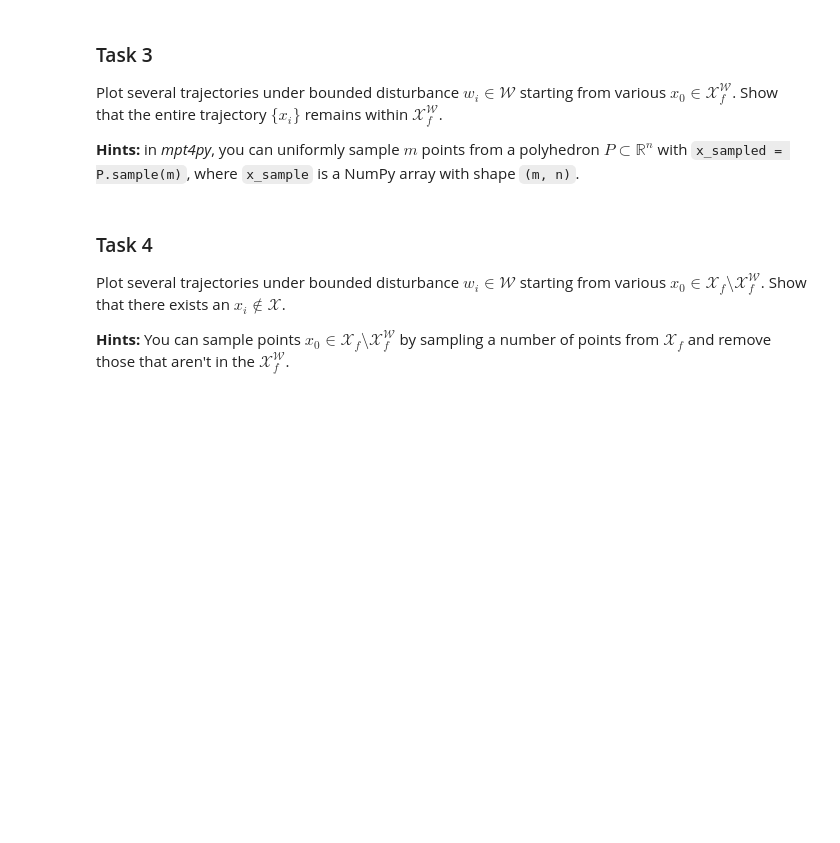
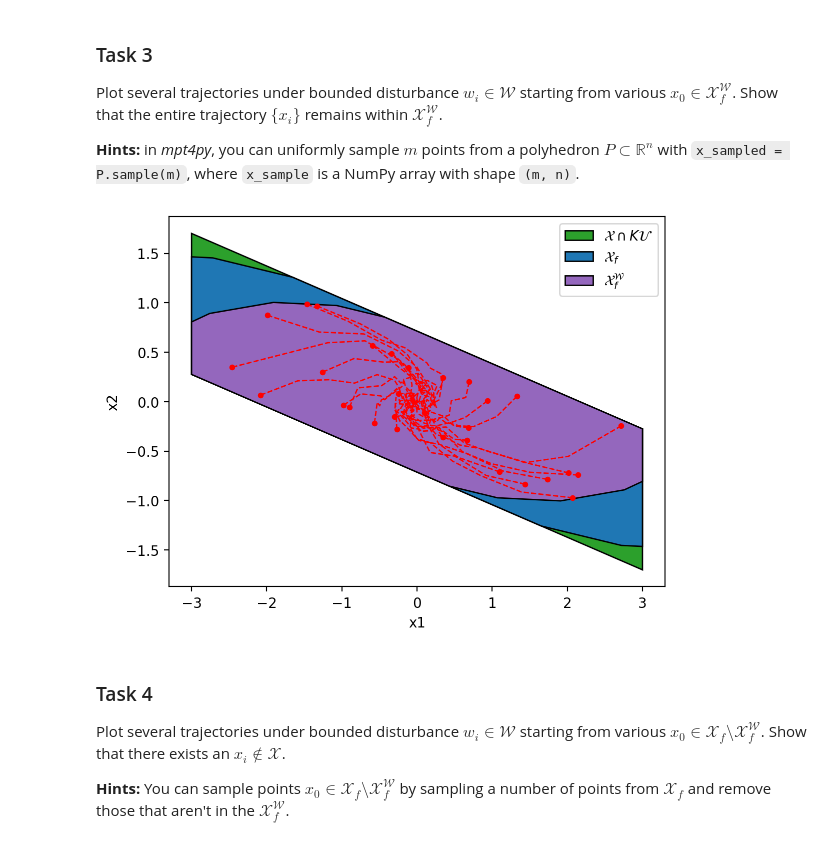
Before and after one commit to aiglegivree/MPC, a Jupyter notebook: programming_exercises/exercise6_robust_mpc/ex6_robust_mpc.ipynb, the cells around one changed output. Drawn from its saved outputs; the diff is of its cells as text; code cells hidden in the pictures; blank space fills up the shorter version.

```diff
--- a/programming_exercises/exercise6_robust_mpc/ex6_robust_mpc.ipynb
+++ b/programming_exercises/exercise6_robust_mpc/ex6_robust_mpc.ipynb
@@ -42,10 +42,11 @@ def robust_pre_set(A_cl: np.ndarray, Omega: Polyhedron, W: Polyhedron) -> Polyhe
 	Compute the robust pre-set of the polytopic set Omega under the
 	autonomous LTI system x^+ = A_cl * x and polytopic disturbance set W.
 	"""
-	# TODO: ------------------
-	# TODO: add your code here
-	pre_Omega = ...
-	# TODO: ------------------
+	b_pre=Omega.b.copy()
+
+	for i in range(Omega.b.shape[0]):
+		b_pre [i]-=W.support(Omega.A[i,:])
+	pre_Omega = Polyhedron.from_Hrep(Omega.A @ A_cl, b_pre)
 	return pre_Omega
 # %% [markdown]
 ### Task 2
@@ -81,12 +91,24 @@ def max_robust_invariant_set(A_cl: np.ndarray, Omega: Polyhedron, W: Polyhedron,
 # %%
+def pre_set(A_cl: np.ndarray, Omega: Polyhedron) -> Polyhedron:
+	pre_Omega = Polyhedron.from_Hrep(A=Omega.A @ A_cl, b=Omega.b.copy())
+	return pre_Omega
+
 def max_invariant_set(A_cl, X: Polyhedron, max_iter = 30) -> Polyhedron:
 	"""
 	Compute invariant set for an autonomous linear time invariant system x^+ = A_cl x
 	"""
-	# TODO: ------------------
-	# TODO: add your code here
-	return ...
-	# TODO: ------------------
+	Opre=X
+	i=1
+	while i<=max_iter:
+		Onew=pre_set(A_cl,Opre).intersect(Opre)
+		if Onew==Opre :
+			print(f"solution found for {i} iterations")
+			return Onew
+		elif i==max_iter:
+			print(f"no solution found for {i} iterations")
+			return Onew
+		i+=1
+		Opre=Onew
 # %%
 X_and_KU = X.intersect(Polyhedron.from_Hrep(U.A@K, U.b))
 Xf = max_invariant_set(A_cl, X_and_KU)
@@ -112,22 +137,29 @@ Plot several trajectories under bounded disturbance $w_i\in\mathcal{W}$ starting
 # %%
 num_samples = 30
 x0_samples = Xf_W.sample(num_samples)  # ndarray with shape (num_samples, 2)
 N_sim = 10  # simulation steps
 
 # Plot the sets
 fig, ax = plt.subplots(1, 1)
 X_and_KU.plot(ax, color='tab:green', opacity=1., label=r'$\mathcal{X}\cap K\mathcal{U}$')
 Xf.plot(ax, color='tab:blue', opacity=1., label=r'$\mathcal{X}_f$')
 Xf_W.plot(ax, color='tab:purple', opacity=1., label=r'$\mathcal{X}^\mathcal{W}_f$')
 ax.set_xlabel('x1')
 ax.set_ylabel('x2')
 
-# TODO: ------------------
-# TODO: add your code here
-# Sample disturbed trajectories and plot
-# TODO: ------------------
 
+for x in x0_samples:
+    traj=np.ndarray((x.shape[0],N_sim))
+    traj[:,0]=x
+    for a in range(1,N_sim):
+        traj[:,a]=A_cl @ traj[:,a-1] +W.sample(1).reshape([-1])
+    ax.plot(traj[0,:],traj[1,:],color='red',linestyle='--',linewidth=1)
+
+ax.scatter(x0_samples[:,0],x0_samples[:,1],color='red',s=10.)
+ax.legend()
 plt.show()
+# %% [output]
+[figure, added]
 # %% [markdown]
 ### Task 4
 
```
Also changed, not shown: parts of 4 cells of this notebook, 1 other file.
